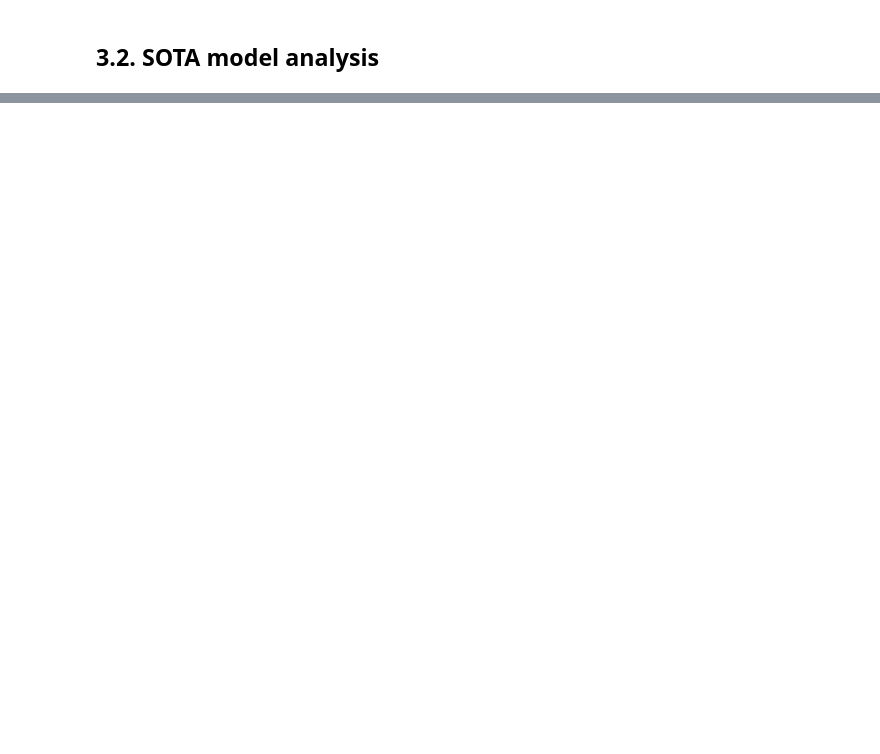
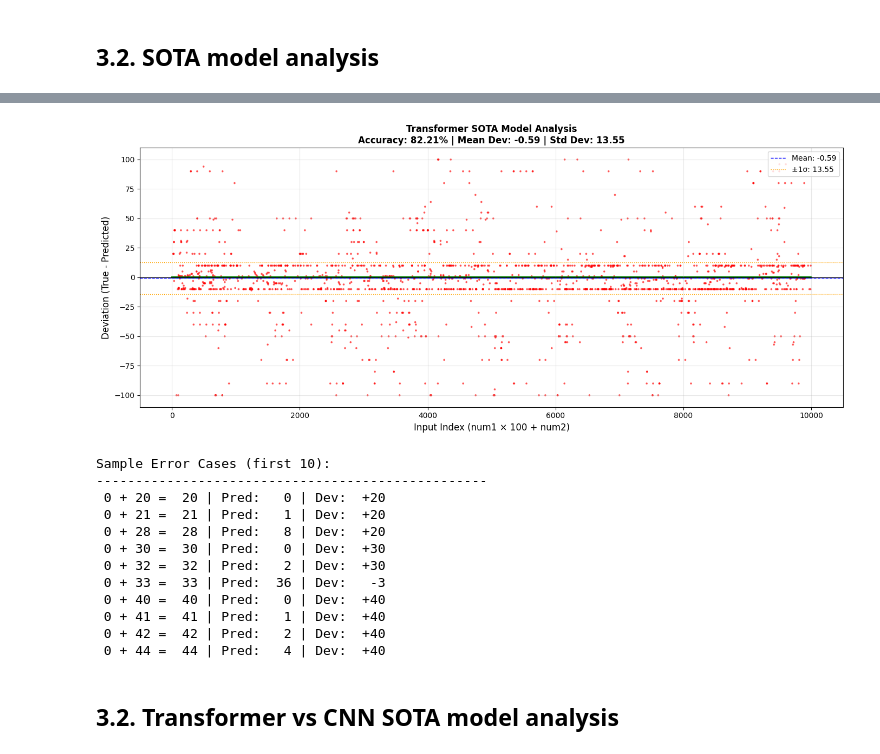
Before and after one commit to alemem64/yonsei_deeplearning_hw2, a Jupyter notebook: hw2_transformer.ipynb, the cells around one changed output, grey strips where cells are left out. Drawn from its saved outputs; the diff is of its cells as text; code cells hidden in the pictures; blank space fills up the shorter version.

Commit message:
sota model comparison

```diff
--- a/hw2_transformer.ipynb
+++ b/hw2_transformer.ipynb
@@ -579,0 +672,52 @@ plt.show()
+# %%
+import matplotlib.pyplot as plt
+
+# ============================================================
+# Plotting
+# ============================================================
+fig, ax = plt.subplots(figsize=(14, 6))
+
+# Scatter plot: x = num1*100 + num2 (0~9999), y = deviation
+colors = ['green' if d == 0 else 'red' for d in y_values]
+ax.scatter(x_values, y_values, c=colors, alpha=0.5, s=3)
+
+ax.axhline(y=0, color='black', linestyle='-', linewidth=1)
+ax.axhline(y=dev_mean, color='blue', linestyle='--', linewidth=1, label=f'Mean: {dev_mean:.2f}')
+ax.axhline(y=dev_mean + dev_std, color='orange', linestyle=':', linewidth=1, label=f'±1σ: {dev_std:.2f}')
+ax.axhline(y=dev_mean - dev_std, color='orange', linestyle=':', linewidth=1)
+
+ax.set_xlabel('Input Index (num1 × 100 + num2)', fontsize=12)
+ax.set_ylabel('Deviation (True - Predicted)', fontsize=12)
+ax.set_title(f'Transformer SOTA Model Analysis\nAccuracy: {precision*100:.2f}% | Mean Dev: {dev_mean:.2f} | Std Dev: {dev_std:.2f}',
+             fontsize=12, fontweight='bold')
+ax.legend(loc='upper right')
+ax.grid(True, alpha=0.3)
+
+plt.tight_layout()
+plt.show()
+
+# Show some error examples
+print("\nSample Error Cases (first 10):")
+print("-" * 50)
+error_indices = np.where(y_values != 0)[0][:10]
+for idx in error_indices:
+    num1 = x_values[idx] // 100
+    num2 = x_values[idx] % 100
+    print(f"{num1:2d} + {num2:2d} = {true_labels[idx]:3d} | Pred: {pred_labels[idx]:3d} | Dev: {y_values[idx]:+4d}")
+# %% [output]
+[figure, added]
+Sample Error Cases (first 10):
+--------------------------------------------------
+ 0 + 20 =  20 | Pred:   0 | Dev:  +20
+ 0 + 21 =  21 | Pred:   1 | Dev:  +20
+ 0 + 28 =  28 | Pred:   8 | Dev:  +20
+ 0 + 30 =  30 | Pred:   0 | Dev:  +30
+ 0 + 32 =  32 | Pred:   2 | Dev:  +30
+ 0 + 33 =  33 | Pred:  36 | Dev:   -3
+ 0 + 40 =  40 | Pred:   0 | Dev:  +40
+ 0 + 41 =  41 | Pred:   1 | Dev:  +40
+ 0 + 42 =  42 | Pred:   2 | Dev:  +40
+ 0 + 44 =  44 | Pred:   4 | Dev:  +40
+# %% [markdown]
+
+## 3.2. Transformer vs CNN SOTA model analysis
```
Also changed, not shown: parts of 12 cells of this notebook, 10 other files.
